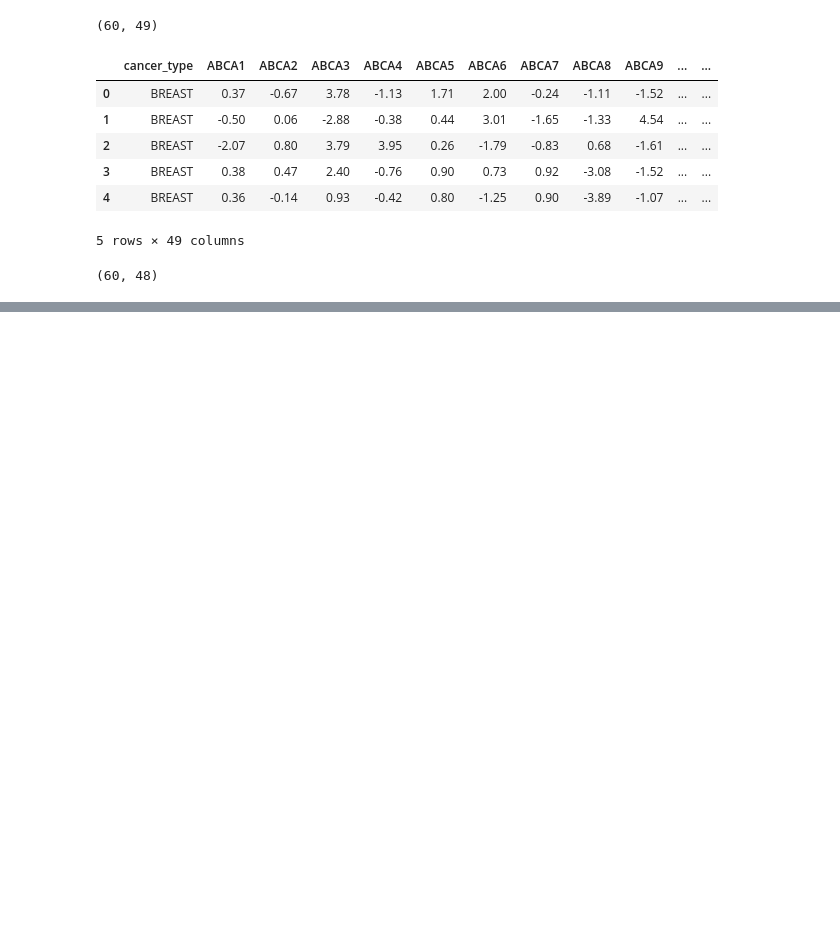
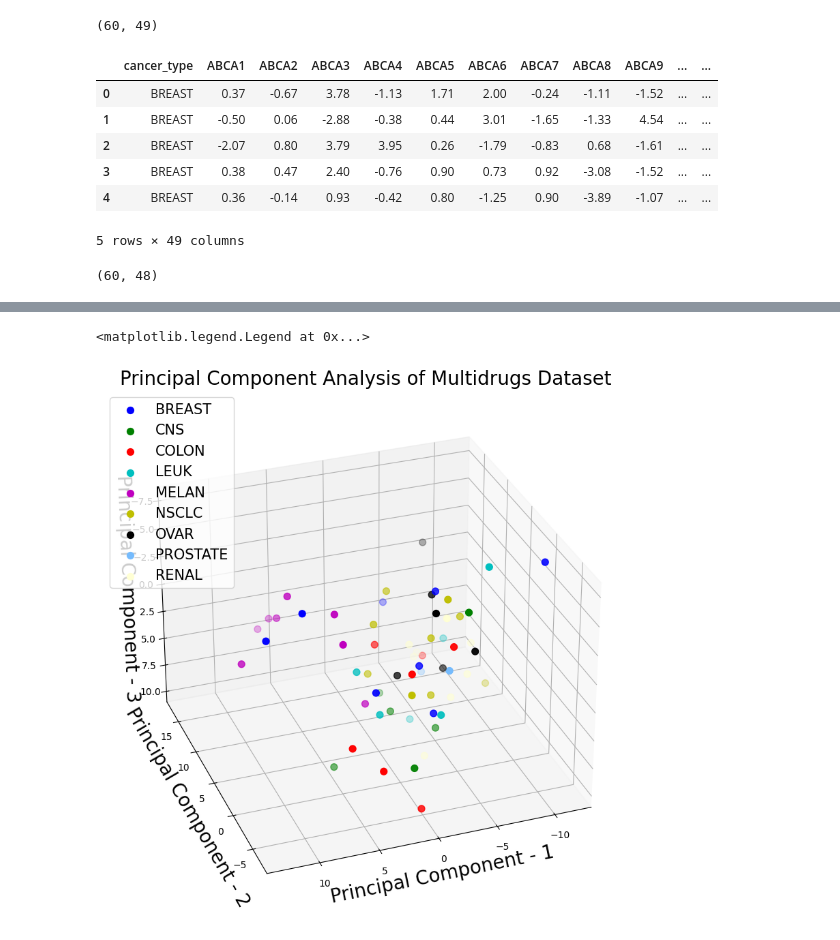
Before and after one commit to chrislaincoubard/DEA, a Jupyter notebook: multidrug.ipynb, the cells around one changed output, grey strips where cells are left out. Saved outputs shown, nothing was run; the diff lists cells and outputs as text; code cells hidden in the pictures; blank space fills up the shorter version.

```diff
--- a/multidrug.ipynb
+++ b/multidrug.ipynb
@@ -219,0 +229,20 @@ plt.legend(targets,prop={'size': 15})
+# %%
+fig = plt.figure(1, figsize=(10,10))
+ax = fig.add_subplot(111, projection="3d", elev=-150, azim=110)
+
+ax.set_xlabel('Principal Component - 1',fontsize=20)
+ax.set_ylabel('Principal Component - 2',fontsize=20)
+ax.set_zlabel('Principal Component - 3',fontsize=20)
+ax.set_title("Principal Component Analysis of Multidrugs Dataset",fontsize=20)
+targets3D = ['BREAST', 'CNS','COLON','LEUK','MELAN','NSCLC','OVAR','PROSTATE','RENAL']
+colors3D = ['b','g','r','c','m','y','k','xkcd:sky blue','xkcd:eggshell']
+for target, color in zip(targets3D,colors3D):
+    indicesToKeep = df['cancer_type'] == target
+    ax.scatter(principal_3DDf.loc[indicesToKeep, 'principal component 1']
+               , principal_3DDf.loc[indicesToKeep, 'principal component 2']
+                , principal_3DDf.loc[indicesToKeep, 'principal component 3'],c = color, s = 50)
+
+plt.legend(targets,prop={'size': 15})
+# %% [output]
+<matplotlib.legend.Legend at 0x...>
+[figure, added]
```
Also changed, not shown: parts of 7 cells of this notebook.
